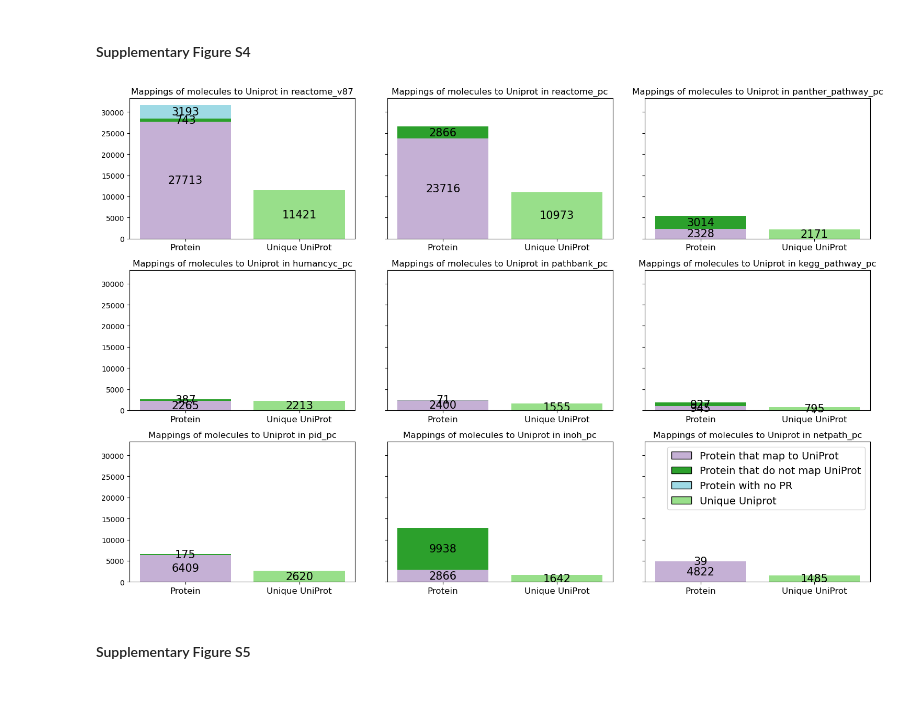
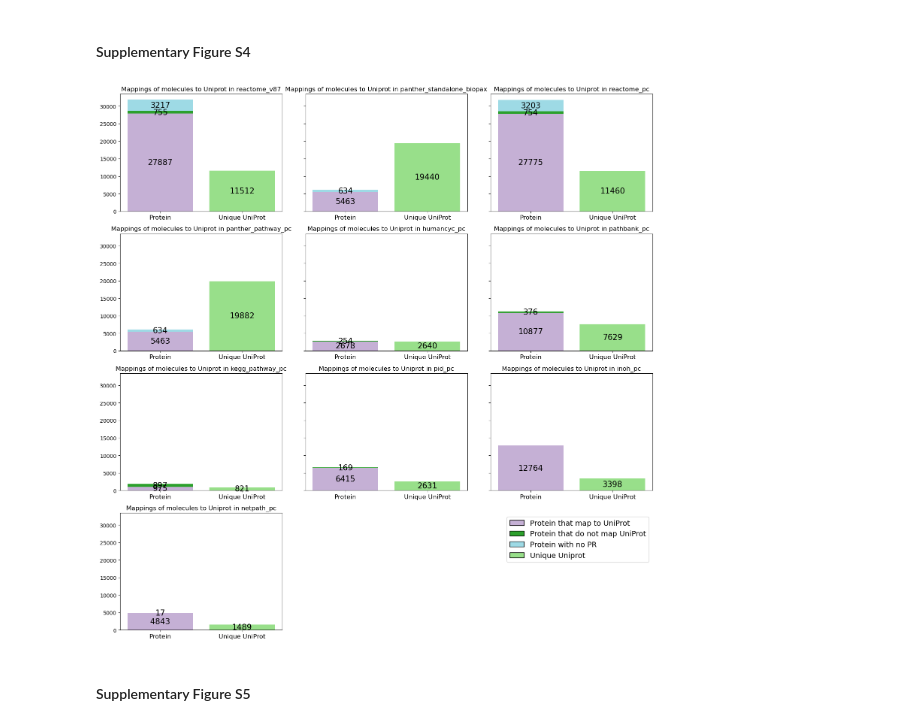
Before and after one commit to CecileBeust/BioPAXReview2024Codes, a Jupyter notebook: Figure4-5/Scripts/03_barplots_mappings.ipynb, the cells around one changed output. Cells and saved outputs as stored; diff of their text form; code cells hidden in the pictures; blank space fills up the shorter version.

```diff
--- a/Figure4-5/Scripts/03_barplots_mappings.ipynb
+++ b/Figure4-5/Scripts/03_barplots_mappings.ipynb
@@ -56,19 +58,29 @@ def preprocess_data_uniprot(df,col: str):
     new_df = new_df.drop([col], axis=1)
     new_df = new_df.drop(["Protein with no PR", "Protein with no mapping", "Uniprot mappings", "ProteinReference"])
     new_df[col] = [uniprot_map, unique_uniprot]
-    print(new_df)
-    print(" ")
     return new_df
 
 
+def replace_nan_with_zero(df):
+    return df.fillna(0)
+
+
 subdata_reactome_v87_uniprot = preprocess_data_uniprot(concat_df_uniprot, "reactome_v87")
+subdata_panther_standalone_uniprot = preprocess_data_uniprot(concat_df_uniprot, "panther_standalone_biopax")
+subdata_panther_standalone_uniprot = replace_nan_with_zero(subdata_panther_standalone_uniprot)
+print(subdata_reactome_v87_uniprot)
+
 subdata_reactome_pc_uniprot = preprocess_data_uniprot(concat_df_uniprot, "reactome_pc")
 subdata_panther_pathway_pc_uniprot = preprocess_data_uniprot(concat_df_uniprot, "panther_pathway_pc")
+subdata_panther_pathway_pc_uniprot = replace_nan_with_zero(subdata_panther_pathway_pc_uniprot)
+
 subdata_humancyc_pc_uniprot = preprocess_data_uniprot(concat_df_uniprot, "humancyc_pc")
 subdata_pathbank_pc_uniprot = preprocess_data_uniprot(concat_df_uniprot, "pathbank_pc")
 subdata_kegg_pathway_pc_uniprot = preprocess_data_uniprot(concat_df_uniprot, "kegg_pathway_pc")
 subdata_pid_pc_uniprot = preprocess_data_uniprot(concat_df_uniprot, "pid_pc")
 subdata_inoh_pc_uniprot = preprocess_data_uniprot(concat_df_uniprot, "inoh_pc")
+subdata_inoh_pc_uniprot = replace_nan_with_zero(subdata_inoh_pc_uniprot)
+
 subdata_netpath_pc_uniprot = preprocess_data_uniprot(concat_df_uniprot, "netpath_pc")
 # %% [output]
 reactome_v87
@@ -234,47 +272,50 @@ The supplementary figures are the same barplots but including the pathway databa
 # %% [markdown]
 #### Supplementary Figure S4
 # %%
-fig, axs = plt.subplots(3, 3, figsize=(15,10), sharey=True)
+fig, axs = plt.subplots(4, 3, figsize=(15,15), sharey=True)
 uniprot_abs = ["Protein", "Unique UniProt"]
 
 def plot_stack_barplot_uniprot(ax, col, new_df):
     bars1 = ax.bar(uniprot_abs, new_df[col], color=["#C5B0D5", "#98DF8A"])
     bars2 = ax.bar(uniprot_abs, new_df["no map"], bottom=new_df[col], color="#2CA02C")
     bars3 = ax.bar(uniprot_abs, new_df["no pr"], bottom=new_df[col]+new_df["no map"], color="#9EDAE5")
     ax.tick_params(axis='x', labelsize=12)
     ax.set_title(f"Mappings of molecules to Uniprot in {col}", fontsize=12)
 
     for bars in [bars1, bars2, bars3]:
         for bar in bars:
             height = bar.get_height()
             if height != 0:
                 height = bar.get_height()
                 bottom = bar.get_y()
                 ax.text(bar.get_x() + bar.get_width()/2., bottom + height/2, '%d' % int(height), ha='center', va='center', fontsize=15)
 
 legend_elements = [Patch(facecolor="#C5B0D5", edgecolor='black', label='Protein that map to UniProt'),
                    Patch(facecolor="#2CA02C", edgecolor='black', label='Protein that do not map UniProt'),
-                       Patch(facecolor="#9EDAE5", edgecolor='black', label='Protein with no PR'),
-                       Patch(facecolor="#98DF8A", edgecolor='black', label='Unique Uniprot')]
+                   Patch(facecolor="#9EDAE5", edgecolor='black', label='Protein with no PR'),
+                   Patch(facecolor="#98DF8A", edgecolor='black', label='Unique Uniprot')]
 plt.legend(handles=legend_elements, loc="upper right", fontsize=14)
 
 
 reactome_v87 = plot_stack_barplot_uniprot(ax=axs[0, 0], col="reactome_v87", new_df=subdata_reactome_v87_uniprot)
-reactome_pc = plot_stack_barplot_uniprot(ax=axs[0, 1], col="reactome_pc", new_df=subdata_reactome_pc_uniprot)
-panther_pathway_pc = plot_stack_barplot_uniprot(ax=axs[0, 2], col="panther_pathway_pc", new_df=subdata_panther_pathway_pc_uniprot)
-humancyc_pc = plot_stack_barplot_uniprot(ax=axs[1, 0], col="humancyc_pc", new_df=subdata_humancyc_pc_uniprot)
-pathbank_pc = plot_stack_barplot_uniprot(ax=axs[1, 1], col="pathbank_pc", new_df=subdata_pathbank_pc_uniprot)
-kegg_pathway_pc = plot_stack_barplot_uniprot(ax=axs[1, 2], col="kegg_pathway_pc", new_df=subdata_kegg_pathway_pc_uniprot)
-pid_pc = plot_stack_barplot_uniprot(ax=axs[2, 0], col="pid_pc", new_df=subdata_pid_pc_uniprot)
-inoh_pc = plot_stack_barplot_uniprot(ax=axs[2, 1], col="inoh_pc", new_df=subdata_inoh_pc_uniprot)
-netpath_pc = plot_stack_barplot_uniprot(ax=axs[2, 2], col="netpath_pc", new_df=subdata_netpath_pc_uniprot)
+panther_standalone = plot_stack_barplot_uniprot(ax=axs[0, 1], col="panther_standalone_biopax", new_df=subdata_panther_standalone_uniprot)
+reactome_pc = plot_stack_barplot_uniprot(ax=axs[0, 2], col="reactome_pc", new_df=subdata_reactome_pc_uniprot)
+panther_pathway_pc = plot_stack_barplot_uniprot(ax=axs[1, 0], col="panther_pathway_pc", new_df=subdata_panther_pathway_pc_uniprot)
+humancyc_pc = plot_stack_barplot_uniprot(ax=axs[1, 1], col="humancyc_pc", new_df=subdata_humancyc_pc_uniprot)
+pathbank_pc = plot_stack_barplot_uniprot(ax=axs[1, 2], col="pathbank_pc", new_df=subdata_pathbank_pc_uniprot)
+kegg_pathway_pc = plot_stack_barplot_uniprot(ax=axs[2, 0], col="kegg_pathway_pc", new_df=subdata_kegg_pathway_pc_uniprot)
+pid_pc = plot_stack_barplot_uniprot(ax=axs[2, 1], col="pid_pc", new_df=subdata_pid_pc_uniprot)
+inoh_pc = plot_stack_barplot_uniprot(ax=axs[2, 2], col="inoh_pc", new_df=subdata_inoh_pc_uniprot)
+netpath_pc = plot_stack_barplot_uniprot(ax=axs[3, 0], col="netpath_pc", new_df=subdata_netpath_pc_uniprot)
+axs[3, 1].axis('off')
+axs[3, 2].axis('off')
 
 plt.tight_layout()
 plt.savefig("../Results/SuppFigS4_Mappings_UniProt_All_Databases.png", dpi=300)
 plt.savefig("../Results/SuppFigS4_Mappings_UniProt_All_Databases.svg", dpi=300)
 plt.show()
 # %% [output]
-[figure, old version]
+[figure, new version]
 # %% [markdown]
 #### Supplementary Figure S5
 # %%
```
Also changed, not shown: parts of 7 cells of this notebook, 26 other files.
